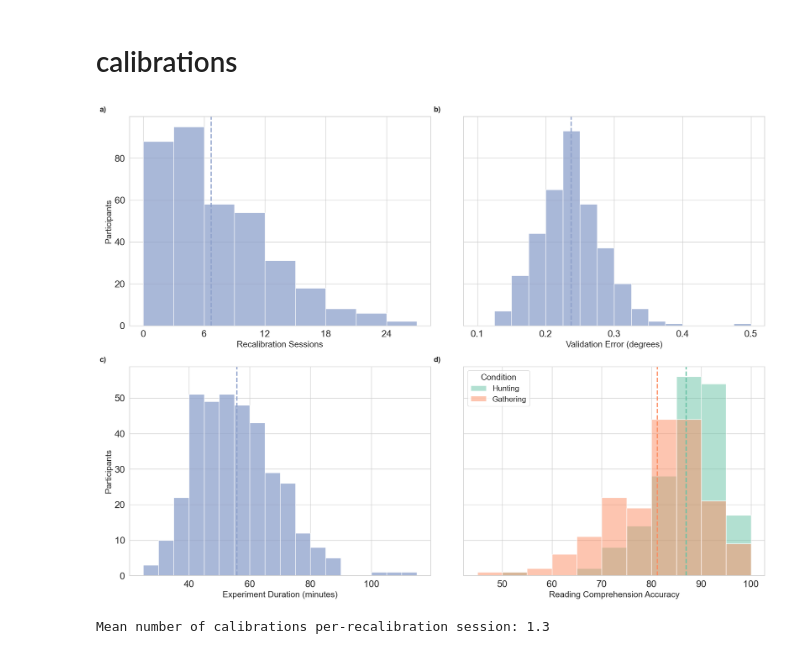
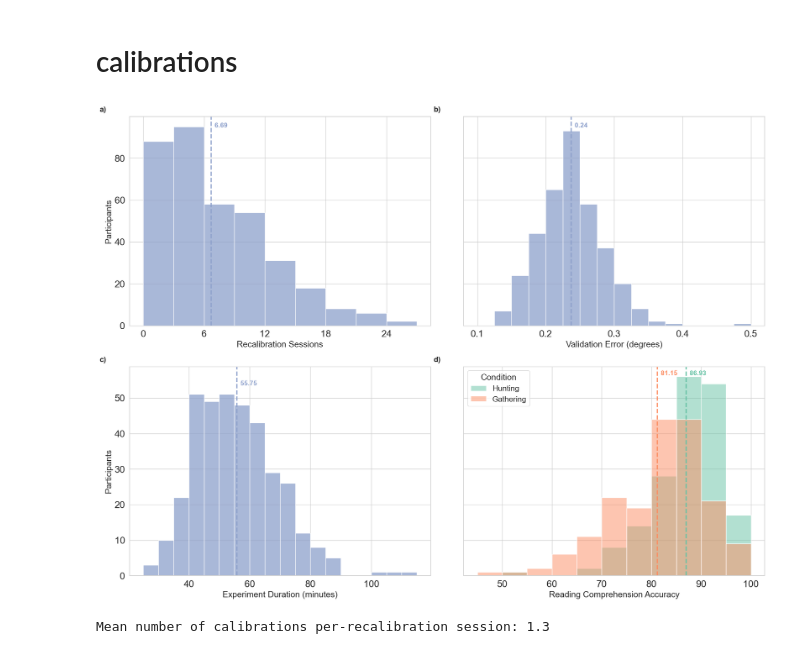
Before and after one commit to lacclab/OneStop-Eye-Movements, a Jupyter notebook: src/analyses.ipynb, the cells around one changed output. Drawn from its saved outputs; the diff is of its cells as text; code cells hidden in the pictures.

Commit message:
config, utils, preprocessing, analyses code changes according to article tables

```diff
--- a/src/analyses.ipynb
+++ b/src/analyses.ipynb
@@ -34,10 +36,7 @@ Percentage of Validation Errors Over 0.3: 8.9%
 # Statistics
 # %%
 data = utils.load_df(config.FULL_REPORT_PATH)
-
-dat = utils.load_df(
-    config.BASE_PATH / "all_dat_files_merged.tsv"
-)  # TODO move to config
+dat = utils.load_df(config.ALL_DAT_FILES)
 # %%
 IA_P = utils.load_df(config.IA_P_PATH)
 IA_Q = utils.load_df(config.IA_Q_PATH)
@@ -633,6 +629,17 @@ axes[0, 0].set(xlabel="Recalibration Sessions")
 axes[0, 0].axvline(session_interruptions.mean(), color=fig_colors, ls="--", lw=2.5)
 axes[0, 0].set_xticks(np.arange(0, 28, 6))  # Assuming the x-axis goes from 0 to 27
 
+# Display mean value as text on the plot
+axes[0, 0].text(
+    session_interruptions.mean(),  # x-coordinate (same as mean value)
+    axes[0, 0].get_ylim()[1] * 0.95,  # y-coordinate (adjust as needed)
+    f"  {session_interruptions.mean():.2f}",  # Label text
+    color=fig_colors,
+    ha="left",
+    fontsize=14,
+    fontweight="bold"
+)
+
 # Plot 2: Validations
 axes[0, 1] = sns.histplot(
     validation_error,
@@ -649,6 +656,16 @@ axes[0, 1].axvline(
 )
 axes[0, 1].set_xticks(np.arange(0.1, 0.51, 0.1))
 
+axes[0, 1].text(
+    validation_error.avg_avg_val_error.mean(),
+    axes[0, 1].get_ylim()[1] * 0.95,
+    f"  {validation_error.avg_avg_val_error.mean():.2f}",
+    color=fig_colors,
+    ha="left",
+    fontsize=14,
+    fontweight="bold"
+)
+
 # Plot 3: Experiment Duration
 axes[1, 0] = sns.histplot(
     data,
@@ -663,6 +680,16 @@ axes[1, 0].axvline(data.total_duration.mean(), color=fig_colors, ls="--", lw=2.5
 axes[1, 0].set(ylabel="Participants")
 axes[1, 0].set(xlabel="Experiment Duration (minutes)")
 # axes[0, 1].set_xticks()
+
+axes[1, 0].text(
+    data.total_duration.mean(),
+    axes[1, 0].get_ylim()[1] * 1,
+    f"  {data.total_duration.mean():.2f}",
+    color=fig_colors,
+    ha="left",
+    fontsize=14,
+    fontweight="bold"
+)
 
 # Plot 4: Reading Comprehension Score
 condition_labels = [
@@ -698,11 +725,32 @@ axes[1, 1].axvline(
     ls="--",
     lw=2.5,
 )
+
+axes[1, 1].text(
+    data[data["batch_condition"] == "n"].comprehension_score_without_reread.mean(),
+    axes[1, 1].get_ylim()[1] * 0.96,
+    f"  {data[data["batch_condition"] == "n"].comprehension_score_without_reread.mean():.2f}",
+    color=colors[1],
+    ha="left",
+    fontsize=14,
+    fontweight="bold"
+)
+
 axes[1, 1].axvline(
     data[data["batch_condition"] == "p"].comprehension_score_without_reread.mean(),
     color=colors[0],
     ls="--",
     lw=2.5,
+)
+
+axes[1, 1].text(
+    data[data["batch_condition"] == "p"].comprehension_score_without_reread.mean(),
+    axes[1, 1].get_ylim()[1] * 0.96,
+    f"  {data[data["batch_condition"] == "p"].comprehension_score_without_reread.mean():.2f}",
+    color=colors[0],
+    ha="left",
+    fontsize=14,
+    fontweight="bold"
 )
 
 
@@ -735,34 +783,34 @@ axes[1, 0].text(
     va="top",
 )
 axes[1, 1].text(
     -0.1,
     1.05,
     "d)",
     transform=axes[1, 1].transAxes,
     fontsize=16,
     fontweight="bold",
     va="top",
 )
 
 # increase font size
 for ax in axes.flat:
     ax.tick_params(axis="both", which="major", labelsize=20)
 
 # increase axis font size
 
 # Set facecolor for the figure
 fig.set_facecolor("white")
 
 # Adjust layout
 plt.tight_layout()
 
 # Save the plot as pdf
 plt.savefig(fig_save_path / "exp_stats.pdf")
 
 # Show the plot
 plt.show()
 # %% [output]
-[figure, old version]
+[figure, new version]
 # %%
 mean_calibrations_per_session = sum(data["total_recalibrations"]) / sum(
     data["session_interruptions_(recalibrations)"]
```
Also changed, not shown: parts of 4 cells of this notebook, 10 other files.
